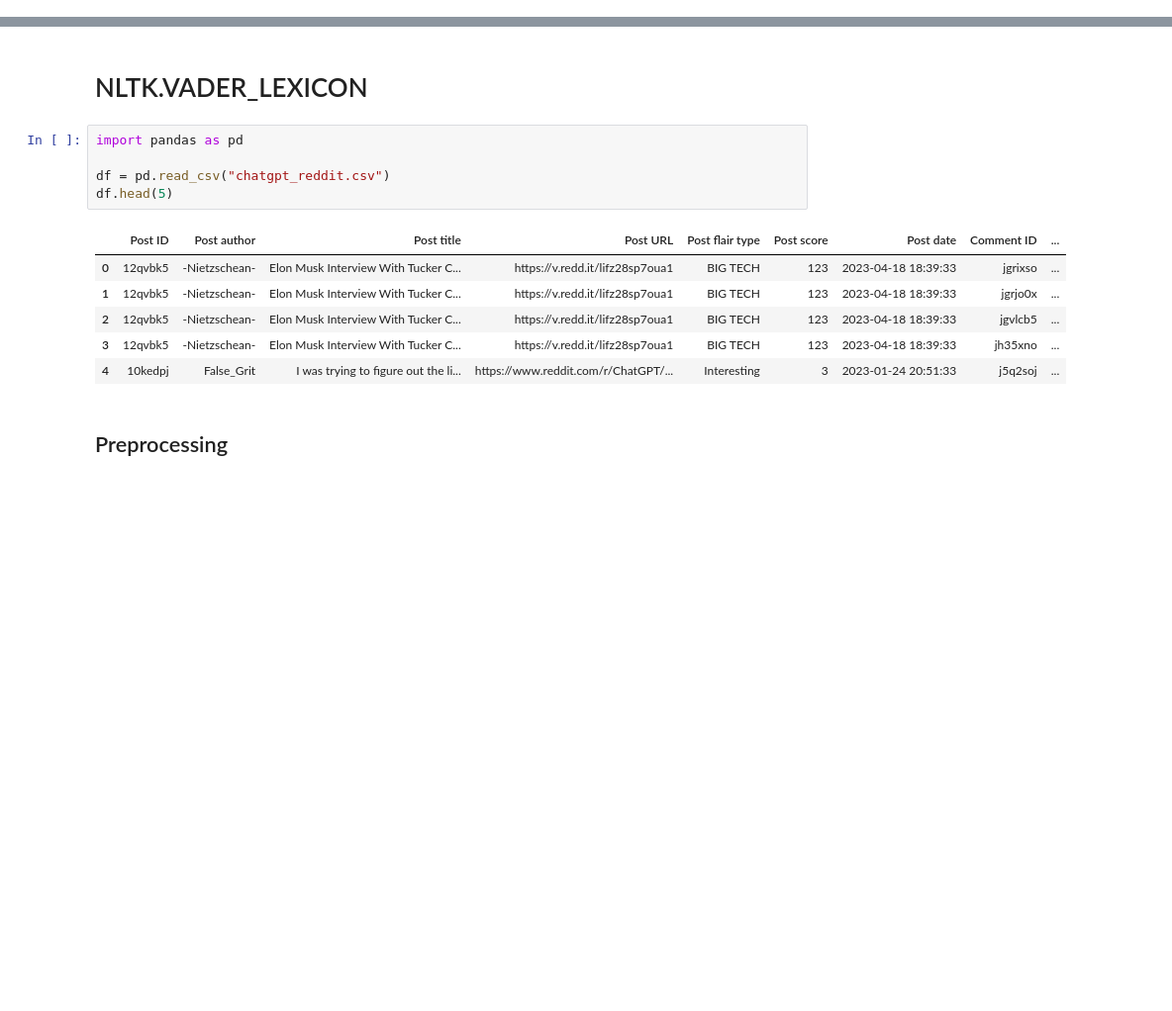
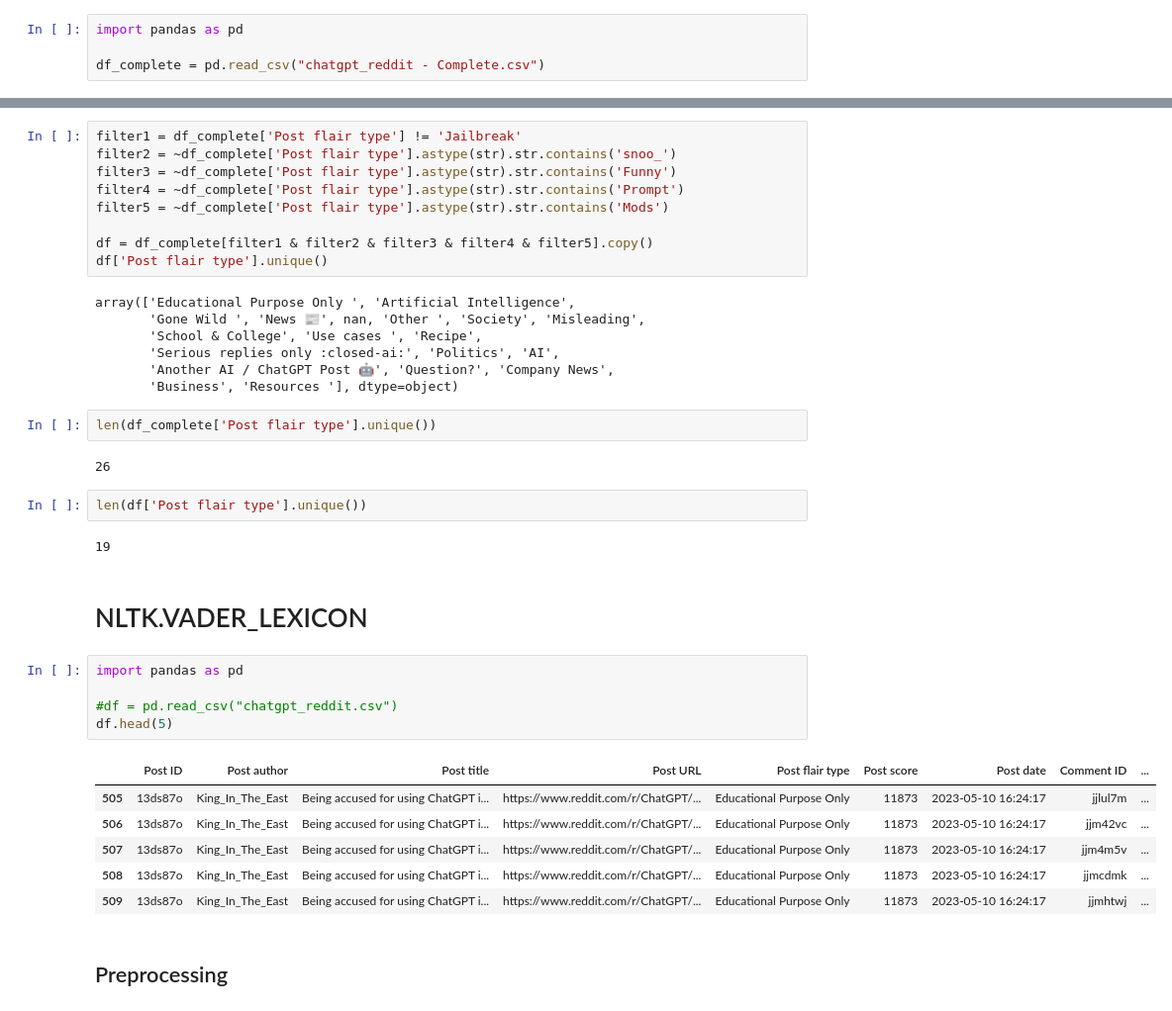
Before and after one commit to Claudio-95/DJ23-project, a Jupyter notebook: Notebook/Sentiment analysis.ipynb, the cells around one changed output, grey strips where cells are left out. Shown at 99% size. Cells and saved outputs as stored; diff of their text form; blank space fills up the shorter version.

```diff
--- a/Notebook/Sentiment analysis.ipynb
+++ b/Notebook/Sentiment analysis.ipynb
@@ -0,0 +3,4 @@
+# %%
+import pandas as pd
+
+df_complete = pd.read_csv("chatgpt_reddit - Complete.csv")
@@ -1,17 +18,41 @@
+# %%
+filter1 = df_complete['Post flair type'] != 'Jailbreak'
+filter2 = ~df_complete['Post flair type'].astype(str).str.contains('snoo_')
+filter3 = ~df_complete['Post flair type'].astype(str).str.contains('Funny')
+filter4 = ~df_complete['Post flair type'].astype(str).str.contains('Prompt')
+filter5 = ~df_complete['Post flair type'].astype(str).str.contains('Mods')
+
+df = df_complete[filter1 & filter2 & filter3 & filter4 & filter5].copy()
+df['Post flair type'].unique()
+# %% [output]
+array(['Educational Purpose Only ', 'Artificial Intelligence',
+       'Gone Wild ', 'News 📰', nan, 'Other ', 'Society', 'Misleading',
+       'School & College', 'Use cases ', 'Recipe',
+       'Serious replies only :closed-ai:', 'Politics', 'AI',
+       'Another AI / ChatGPT Post 🤖', 'Question?', 'Company News',
+       'Business', 'Resources '], dtype=object)
+# %%
+len(df_complete['Post flair type'].unique())
+# %% [output]
+26
+# %%
+len(df['Post flair type'].unique())
+# %% [output]
+19
 # %% [markdown]
 # NLTK.VADER_LEXICON
 # %%
 import pandas as pd
 
-df = pd.read_csv("chatgpt_reddit.csv")
+#df = pd.read_csv("chatgpt_reddit.csv")
 df.head(5)
 # %% [output]
 |  | Post ID | Post author | Post title | Post URL | Post flair type | Post score | Post date | Comment ID | ... |
-| 0 | 12qvbk5 | -Nietzschean- | Elon Musk Interview With Tucker C... | https://v.redd.it/lifz28sp7oua1 | BIG TECH | 123 | 2023-04-18 18:39:33 | jgrixso | ... |
-| 1 | 12qvbk5 | -Nietzschean- | Elon Musk Interview With Tucker C... | https://v.redd.it/lifz28sp7oua1 | BIG TECH | 123 | 2023-04-18 18:39:33 | jgrjo0x | ... |
-| 2 | 12qvbk5 | -Nietzschean- | Elon Musk Interview With Tucker C... | https://v.redd.it/lifz28sp7oua1 | BIG TECH | 123 | 2023-04-18 18:39:33 | jgvlcb5 | ... |
-| 3 | 12qvbk5 | -Nietzschean- | Elon Musk Interview With Tucker C... | https://v.redd.it/lifz28sp7oua1 | BIG TECH | 123 | 2023-04-18 18:39:33 | jh35xno | ... |
-| 4 | 10kedpj | False_Grit | I was trying to figure out the li... | https://www.reddit.com/r/ChatGPT/... | Interesting | 3 | 2023-01-24 20:51:33 | j5q2soj | ... |
+| 505 | 13ds87o | King_In_The_East | Being accused for using ChatGPT i... | https://www.reddit.com/r/ChatGPT/... | Educational Purpose Only | 11873 | 2023-05-10 16:24:17 | jjlul7m | ... |
+| 506 | 13ds87o | King_In_The_East | Being accused for using ChatGPT i... | https://www.reddit.com/r/ChatGPT/... | Educational Purpose Only | 11873 | 2023-05-10 16:24:17 | jjm42vc | ... |
+| 507 | 13ds87o | King_In_The_East | Being accused for using ChatGPT i... | https://www.reddit.com/r/ChatGPT/... | Educational Purpose Only | 11873 | 2023-05-10 16:24:17 | jjm4m5v | ... |
+| 508 | 13ds87o | King_In_The_East | Being accused for using ChatGPT i... | https://www.reddit.com/r/ChatGPT/... | Educational Purpose Only | 11873 | 2023-05-10 16:24:17 | jjmcdmk | ... |
+| 509 | 13ds87o | King_In_The_East | Being accused for using ChatGPT i... | https://www.reddit.com/r/ChatGPT/... | Educational Purpose Only | 11873 | 2023-05-10 16:24:17 | jjmhtwj | ... |
 # %% [markdown]
 ## Preprocessing
 # %%
```
Also changed, not shown: parts of 7 cells of this notebook, 2 other files.
